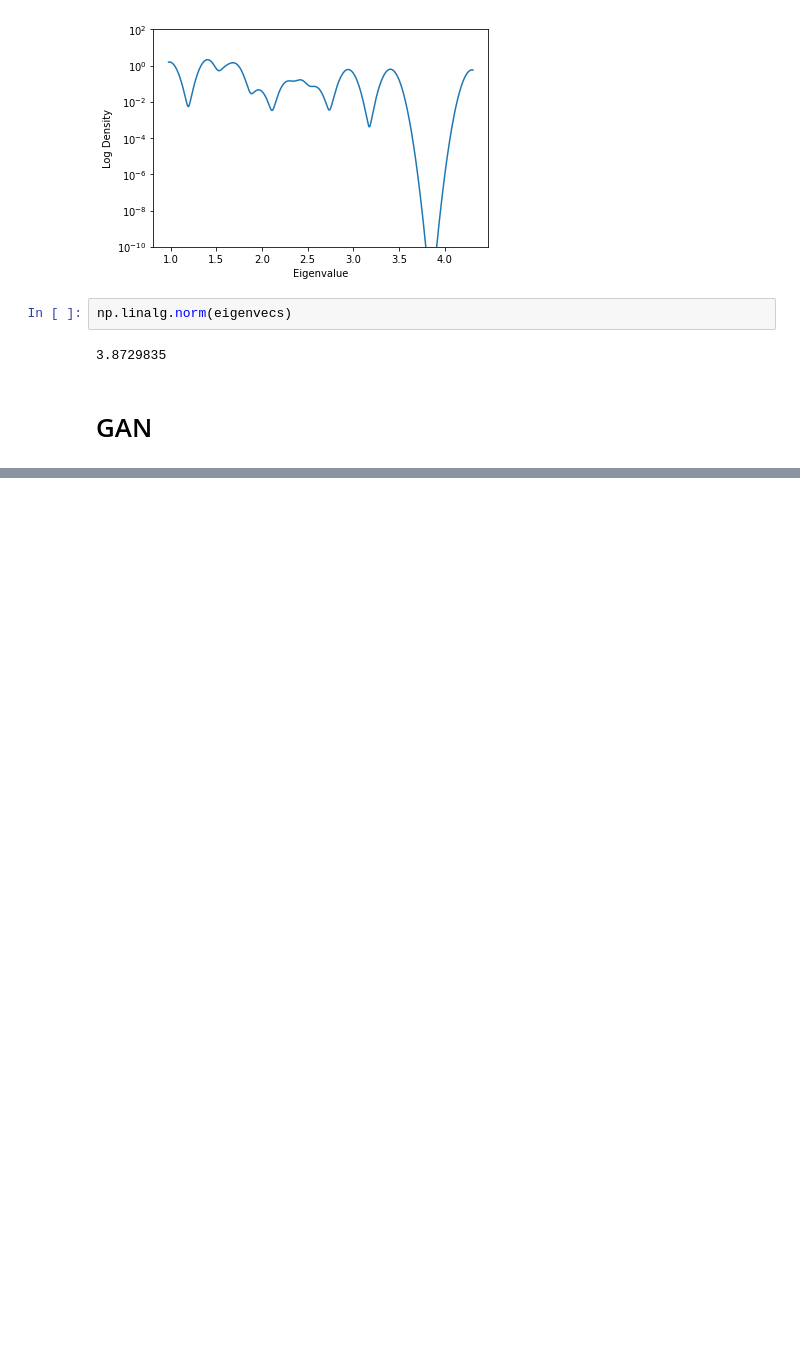
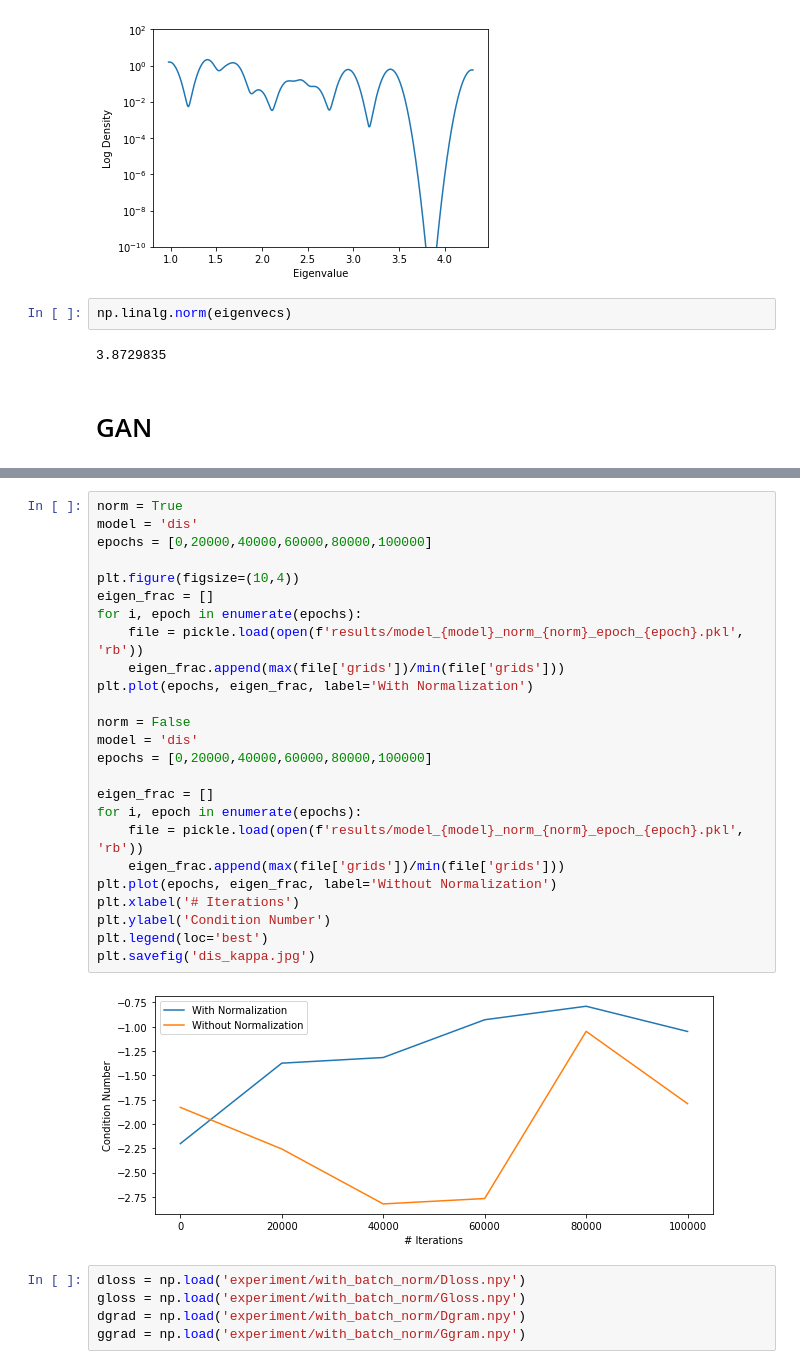
Before and after one commit to geraparth/Spectral-Density-NN-GAN, a Jupyter notebook: analysis.ipynb, the cells around one changed output, grey strips where cells are left out. Drawn from its saved outputs; the diff is of its cells as text; blank space fills up the shorter version.

```diff
--- a/analysis.ipynb
+++ b/analysis.ipynb
@@ -164,0 +200,32 @@ fig.tight_layout()
+# %%
+norm = True
+model = 'dis'
+epochs = [0,20000,40000,60000,80000,100000]
+
+plt.figure(figsize=(10,4))
+eigen_frac = []
+for i, epoch in enumerate(epochs):
+    file = pickle.load(open(f'results/model_{model}_norm_{norm}_epoch_{epoch}.pkl', 'rb'))
+    eigen_frac.append(max(file['grids'])/min(file['grids']))
+plt.plot(epochs, eigen_frac, label='With Normalization')
+
+norm = False
+model = 'dis'
+epochs = [0,20000,40000,60000,80000,100000]
+
+eigen_frac = []
+for i, epoch in enumerate(epochs):
+    file = pickle.load(open(f'results/model_{model}_norm_{norm}_epoch_{epoch}.pkl', 'rb'))
+    eigen_frac.append(max(file['grids'])/min(file['grids']))
+plt.plot(epochs, eigen_frac, label='Without Normalization')
+plt.xlabel('# Iterations')
+plt.ylabel('Condition Number')
+plt.legend(loc='best')
+plt.savefig('dis_kappa.jpg')
+# %% [output]
+[figure, added]
+# %%
+dloss = np.load('experiment/with_batch_norm/Dloss.npy')
+gloss = np.load('experiment/with_batch_norm/Gloss.npy')
+dgrad = np.load('experiment/with_batch_norm/Dgram.npy')
+ggrad = np.load('experiment/with_batch_norm/Ggram.npy')
```
Also changed, not shown: parts of 10 cells of this notebook, 1 other file.
